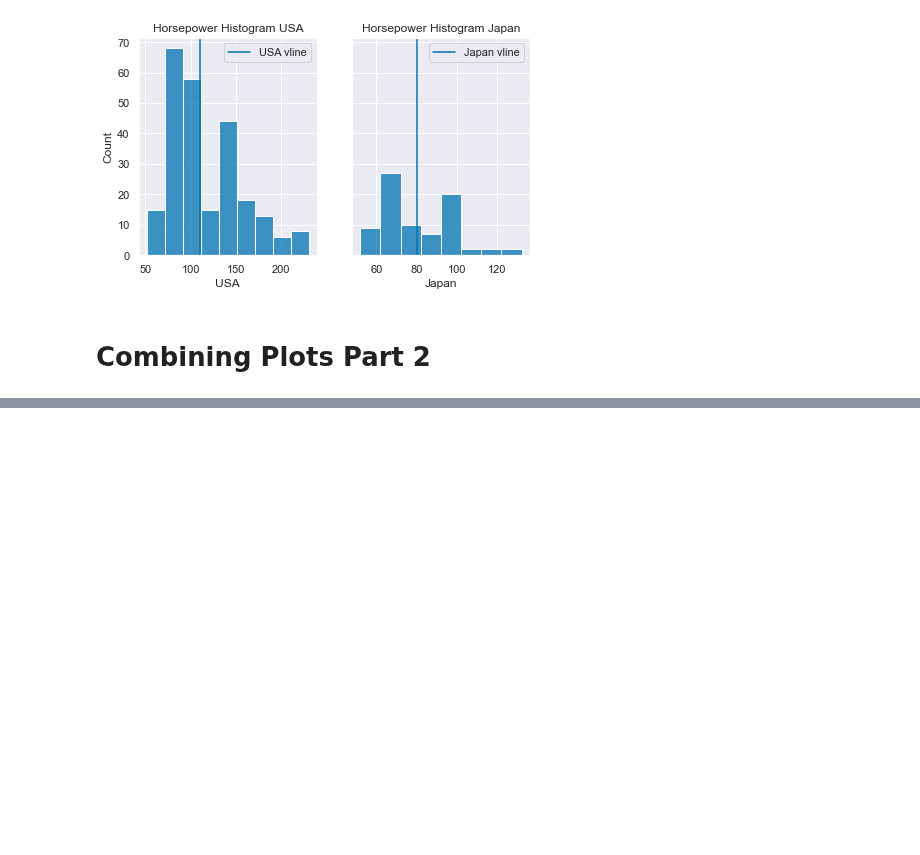
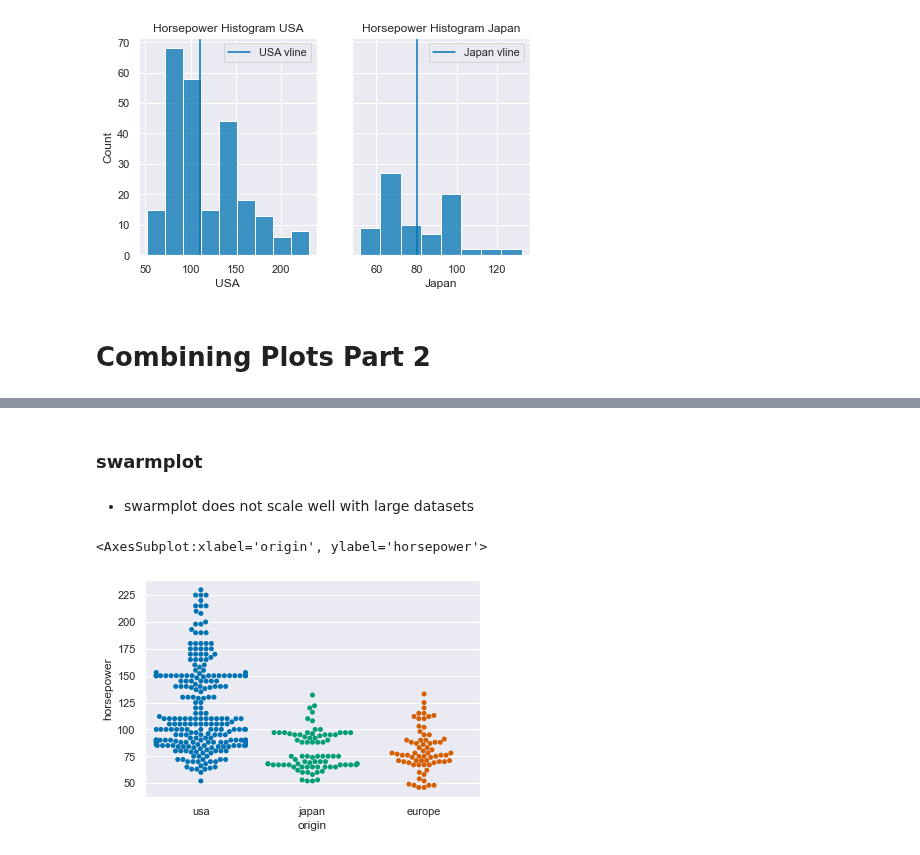
Before and after one commit to Jose-Servin/DataCamp, a Jupyter notebook: Courses/Intermediate_Seaborn/1.1_Intermediate_Seaborn.ipynb, the cells around one changed output, grey strips where cells are left out. Cells and saved outputs as stored; diff of their text form; code cells hidden in the pictures; blank space fills up the shorter version.

```diff
--- a/Courses/Intermediate_Seaborn/1.1_Intermediate_Seaborn.ipynb
+++ b/Courses/Intermediate_Seaborn/1.1_Intermediate_Seaborn.ipynb
@@ -271,0 +291,9 @@ ax.axvline
+# %% [markdown]
+### swarmplot
+# %% [markdown]
+* swarmplot does not scale well with large datasets
+# %%
+sns.swarmplot(data=df, x='origin', y='horsepower')
+# %% [output]
+<AxesSubplot:xlabel='origin', ylabel='horsepower'>
+[figure, added]
```
Also changed, not shown: parts of 58 cells of this notebook.
